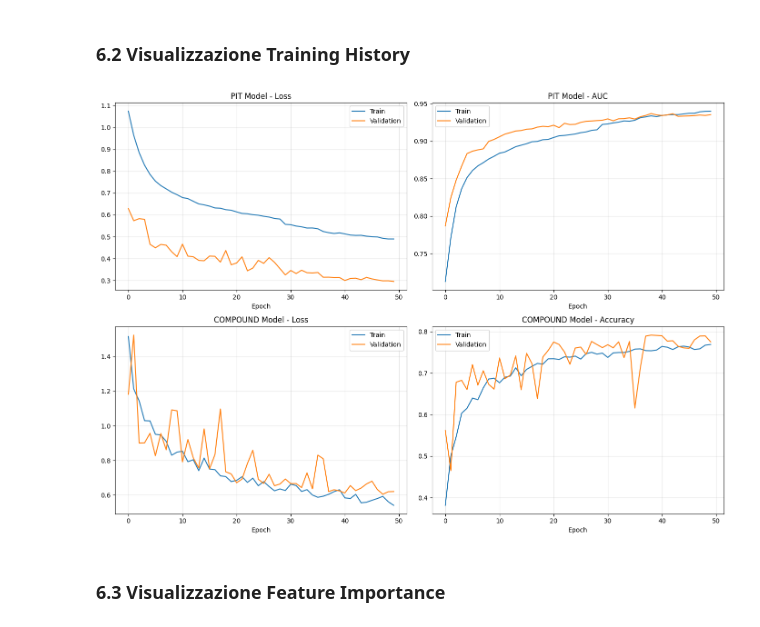
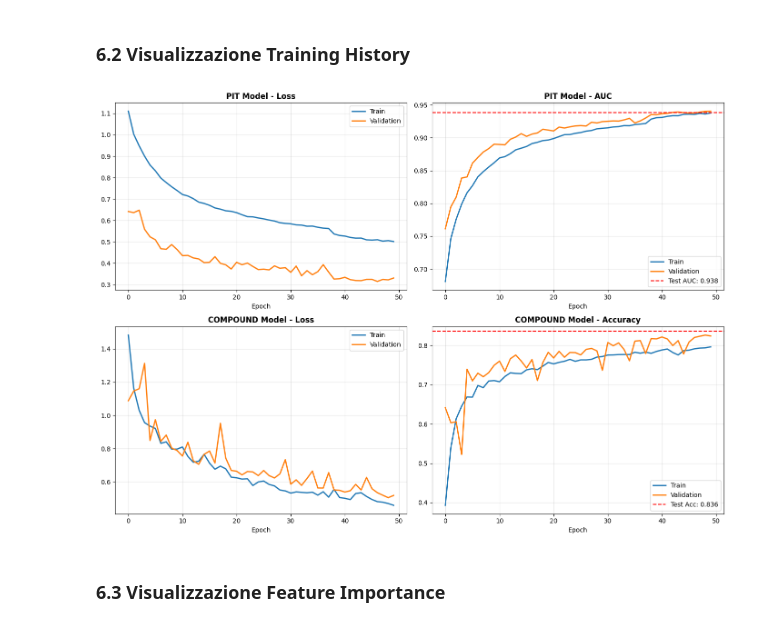
Before and after one commit to FedericoSabbadini/F1_StrategyPredictor, a Jupyter notebook: 03:model/LSTMModel.ipynb, the cells around one changed output. Drawn from its saved outputs; the diff is of its cells as text; code cells hidden in the pictures.

Commit message:
fix
- improved performance of both PIT and COMPOUND predictions
- less use of aggregated features, as state of art recommendations
- output update

```diff
--- a/03:model/LSTMModel.ipynb
+++ b/03:model/LSTMModel.ipynb
@@ -1167,34 +807,31 @@ def build_compound_model(seq_len, n_features, n_classes):
 
     x = Masking(mask_value=0.0)(inputs)
 
-    # LSTM unidirezionale (la scelta compound dipende più dallo stato attuale)
-    x = LSTM(64, return_sequences=True, dropout=0.2, recurrent_dropout=0.1)(x)
+    # BiLSTM + Attention (stessa struttura del PIT)
+    x = Bidirectional(LSTM(64, return_sequences=True, dropout=0.2, recurrent_dropout=0.1))(x)
     x = LayerNormalization()(x)
 
-    # Attention per contesto
-    attention = MultiHeadAttention(num_heads=4, key_dim=16, dropout=0.1)(x, x)
+    attention = MultiHeadAttention(num_heads=4, key_dim=32, dropout=0.1)(x, x)
     x = Add()([x, attention])
     x = LayerNormalization()(x)
 
-    # LSTM 2
-    x = LSTM(32, dropout=0.2, recurrent_dropout=0.1)(x)
+    x = Bidirectional(LSTM(32, dropout=0.2, recurrent_dropout=0.1))(x)
 
-    # Dense layers
     x = Dense(48, activation='relu', kernel_regularizer=l2(0.001))(x)
     x = BatchNormalization()(x)
-    x = Dropout(0.35)(x)
+    x = Dropout(0.3)(x)
 
-    x = Dense(32, activation='relu', kernel_regularizer=l2(0.001))(x)
+    x = Dense(24, activation='relu', kernel_regularizer=l2(0.001))(x)
     x = Dropout(0.2)(x)
 
-    # Output: softmax per classificazione multiclasse
+    # Output: softmax per classificazione multiclass
     output = Dense(n_classes, activation='softmax', name='compound')(x)
 
     model = Model(inputs=inputs, outputs=output)
 
     model.compile(
         optimizer=tf.keras.optimizers.Adam(learning_rate=0.001),
-        loss='sparse_categorical_crossentropy',  # Per label integer
+        loss='sparse_categorical_crossentropy',
         metrics=['accuracy']
     )
 
@@ -1495,42 +1090,44 @@ Bottom 5 features COMPOUND:
 # %%
 fig, axes = plt.subplots(2, 2, figsize=(14, 10))
 
 # PIT - Loss
-axes[0, 0].plot(history_pit.history['loss'], label='Train')
-axes[0, 0].plot(history_pit.history['val_loss'], label='Validation')
-axes[0, 0].set_title('PIT Model - Loss')
+axes[0, 0].plot(history_pit.history['loss'], label='Train', linewidth=2)
+axes[0, 0].plot(history_pit.history['val_loss'], label='Validation', linewidth=2)
+axes[0, 0].set_title('PIT Model - Loss', fontsize=12, fontweight='bold')
 axes[0, 0].set_xlabel('Epoch')
 axes[0, 0].legend()
 axes[0, 0].grid(True, alpha=0.3)
 
 # PIT - AUC
-axes[0, 1].plot(history_pit.history['auc'], label='Train')
-axes[0, 1].plot(history_pit.history['val_auc'], label='Validation')
-axes[0, 1].set_title('PIT Model - AUC')
+axes[0, 1].plot(history_pit.history['auc'], label='Train', linewidth=2)
+axes[0, 1].plot(history_pit.history['val_auc'], label='Validation', linewidth=2)
+axes[0, 1].axhline(y=pit_auc, color='r', linestyle='--', label=f'Test AUC: {pit_auc:.3f}')
+axes[0, 1].set_title('PIT Model - AUC', fontsize=12, fontweight='bold')
 axes[0, 1].set_xlabel('Epoch')
 axes[0, 1].legend()
 axes[0, 1].grid(True, alpha=0.3)
 
 # COMPOUND - Loss
-axes[1, 0].plot(history_comp.history['loss'], label='Train')
-axes[1, 0].plot(history_comp.history['val_loss'], label='Validation')
-axes[1, 0].set_title('COMPOUND Model - Loss')
+axes[1, 0].plot(history_comp.history['loss'], label='Train', linewidth=2)
+axes[1, 0].plot(history_comp.history['val_loss'], label='Validation', linewidth=2)
+axes[1, 0].set_title('COMPOUND Model - Loss', fontsize=12, fontweight='bold')
 axes[1, 0].set_xlabel('Epoch')
 axes[1, 0].legend()
 axes[1, 0].grid(True, alpha=0.3)
 
 # COMPOUND - Accuracy
-axes[1, 1].plot(history_comp.history['accuracy'], label='Train')
-axes[1, 1].plot(history_comp.history['val_accuracy'], label='Validation')
-axes[1, 1].set_title('COMPOUND Model - Accuracy')
+axes[1, 1].plot(history_comp.history['accuracy'], label='Train', linewidth=2)
+axes[1, 1].plot(history_comp.history['val_accuracy'], label='Validation', linewidth=2)
+axes[1, 1].axhline(y=comp_acc, color='r', linestyle='--', label=f'Test Acc: {comp_acc:.3f}')
+axes[1, 1].set_title('COMPOUND Model - Accuracy', fontsize=12, fontweight='bold')
 axes[1, 1].set_xlabel('Epoch')
 axes[1, 1].legend()
 axes[1, 1].grid(True, alpha=0.3)
 
 plt.tight_layout()
-plt.savefig('Other/trainingHistory.png', dpi=150, bbox_inches='tight')
+plt.savefig('Other/training_history.png', dpi=150, bbox_inches='tight')
 plt.show()
 # %% [output]
-[figure, old version]
+[figure, new version]
 # %% [markdown]
 ### 6.3 Visualizzazione Feature Importance
```
Also changed, not shown: parts of 89 cells of this notebook, 16 other files.
